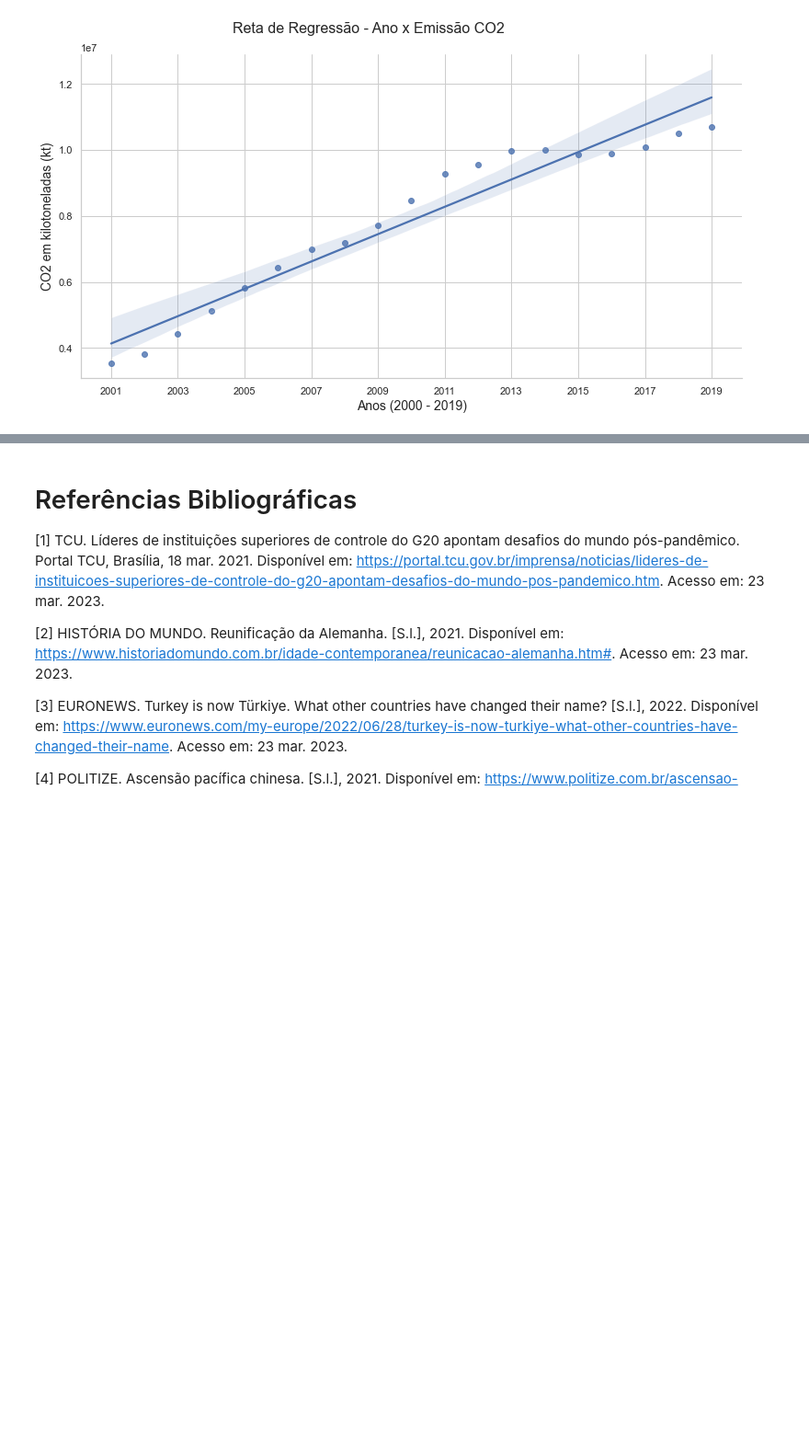
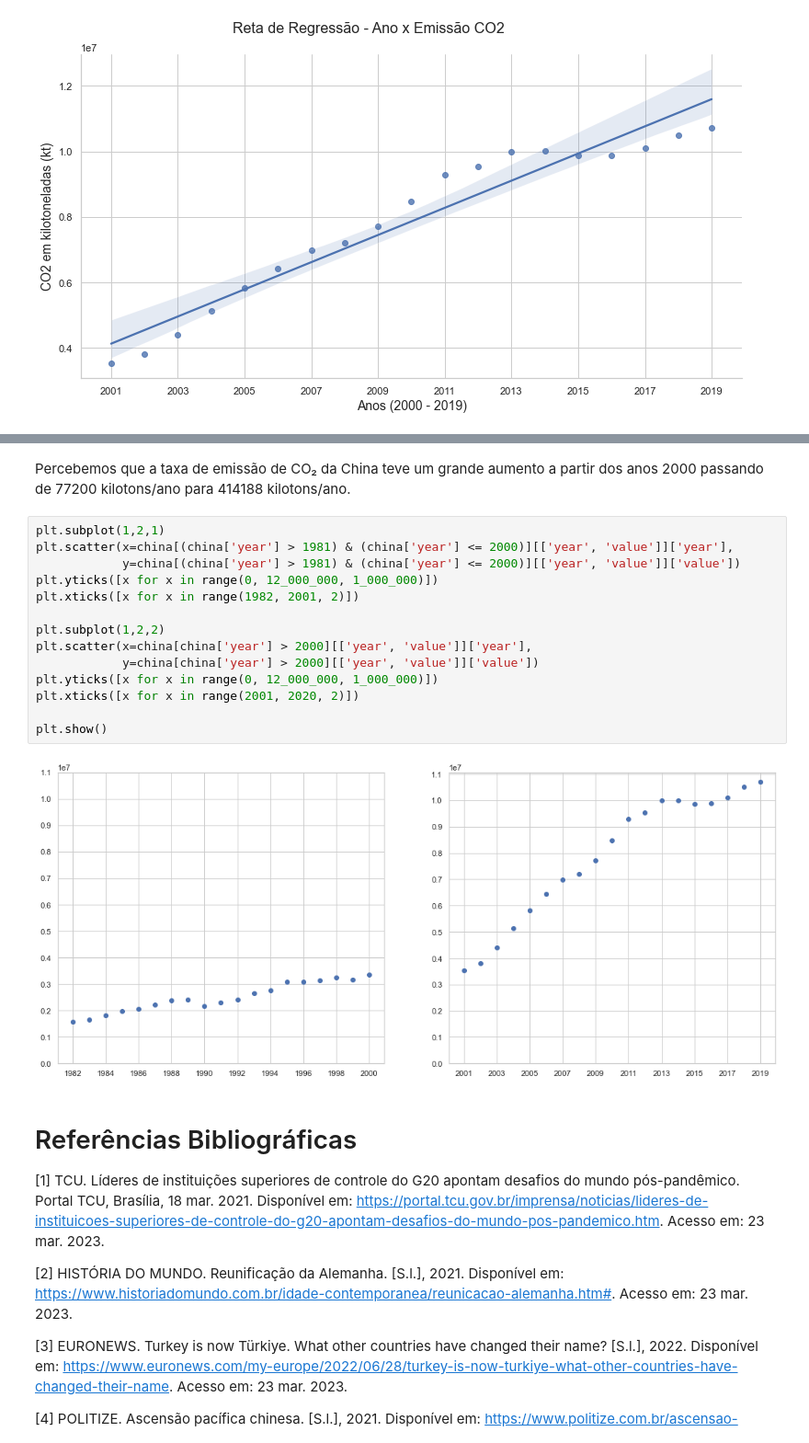
Before and after one commit to jmacedo91/01-World-Population-Data-Analysis, a Jupyter notebook: 001 - CO₂ Emissions.ipynb, the cells around one changed output, grey strips where cells are left out. Shown: that part at 92% size. Saved outputs shown, nothing was run; the diff lists cells and outputs as text; blank space fills up the shorter version.

Commit message:
Comparando coeficientes angulares China

```diff
--- a/001 - CO₂ Emissions.ipynb
+++ b/001 - CO₂ Emissions.ipynb
@@ -468,3 +478,21 @@ Name: value, dtype: float64
+# %% [markdown]
+Percebemos que a taxa de emissão de CO₂ da China teve um grande aumento a partir dos anos 2000 passando de 77200 kilotons/ano para 414188 kilotons/ano.
+# %%
+plt.subplot(1,2,1)
+plt.scatter(x=china[(china['year'] > 1981) & (china['year'] <= 2000)][['year', 'value']]['year'],
+            y=china[(china['year'] > 1981) & (china['year'] <= 2000)][['year', 'value']]['value'])
+plt.yticks([x for x in range(0, 12_000_000, 1_000_000)])
+plt.xticks([x for x in range(1982, 2001, 2)])
+
+plt.subplot(1,2,2)
+plt.scatter(x=china[china['year'] > 2000][['year', 'value']]['year'],
+            y=china[china['year'] > 2000][['year', 'value']]['value'])
+plt.yticks([x for x in range(0, 12_000_000, 1_000_000)])
+plt.xticks([x for x in range(2001, 2020, 2)])
+
+plt.show()
+# %% [output]
+[figure, added]
 # %% [markdown]
 # Referências Bibliográficas
 
```
Also changed, not shown: parts of 50 cells of this notebook.
